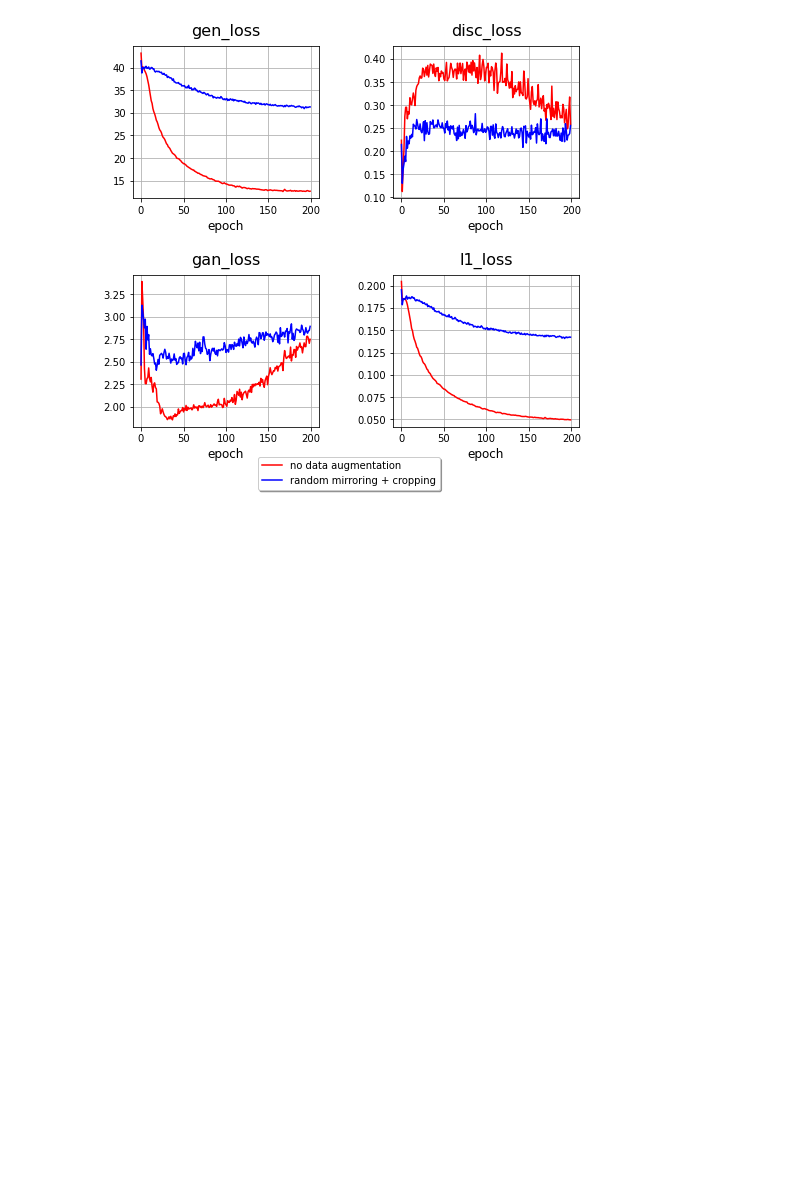
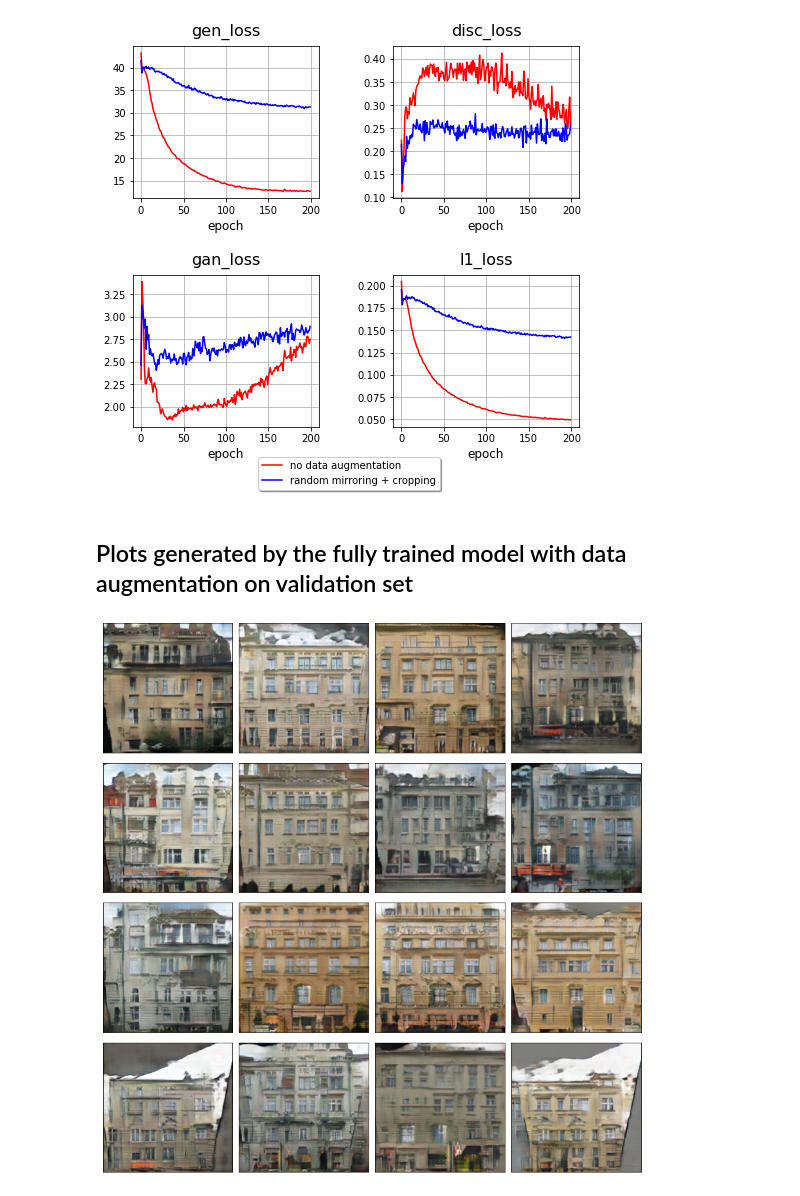
Before and after one commit to hugoartigas/pix2pix, a Jupyter notebook: plots_da.ipynb, the cells around one changed output. Drawn from its saved outputs; the diff is of its cells as text; code cells hidden in the pictures; blank space fills up the shorter version.

```diff
--- a/plots_da.ipynb
+++ b/plots_da.ipynb
@@ -98,3 +98,27 @@ plt.savefig(utils.plots_path + '/plot_da_losses.png', bbox_inches='tight')
 plt.show()
 # %% [output]
 [figure]
+# %% [markdown]
+## Plots generated by the fully trained model with data augmentation on validation set
+# %%
+# load model
+p2p = model.Pix2Pix().to(utils.device)
+p2p.load_state_dict(torch.load(utils.weights_path + '/' + 'facades_long_da_ep' + str(199) + '.pkl'))
+
+fig, axs = plt.subplots(nrows = 4, ncols = 4, figsize=(15,20))
+
+# disable all axis
+for ax in axs.flatten():
+    ax.set_xticks([])
+    ax.set_yticks([])
+
+for i, ax in enumerate(axs.flatten()):
+    input, real = datasets['val'].__getitem__(5*i + 4)
+    pred = p2p.generator(input.to(utils.device)[None, :])[0]
+    ax.imshow(np.clip(pred.permute(1,2,0).detach().cpu().numpy(), 0, 1))
+
+plt.subplots_adjust(wspace=0.05, hspace=-0.5)
+plt.savefig(utils.plots_path + '/plot_images_da_val_fully_trained.png')
+plt.show()
+# %% [output]
+[figure, added]
```
Also changed, not shown: 4 other files.
